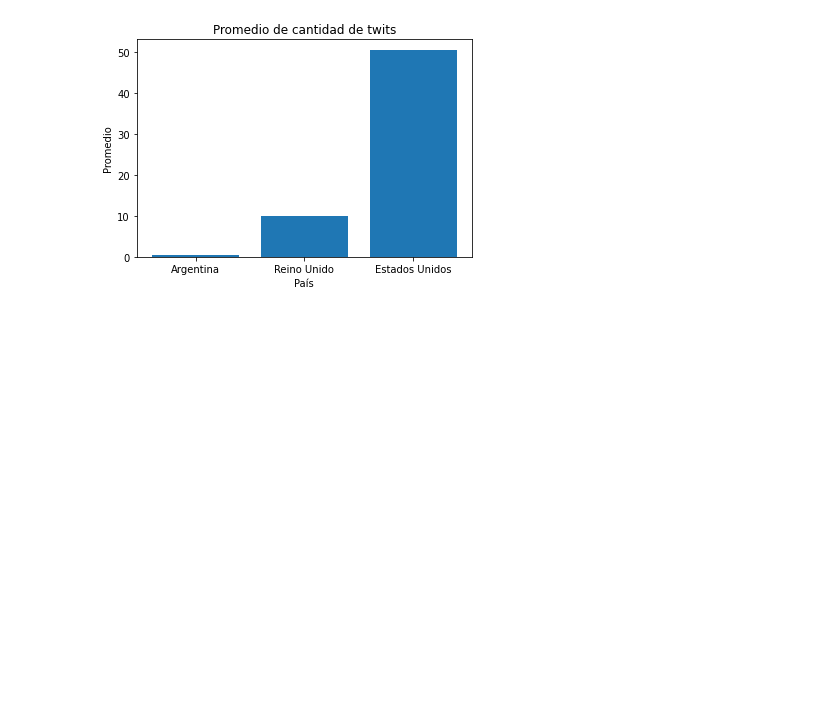
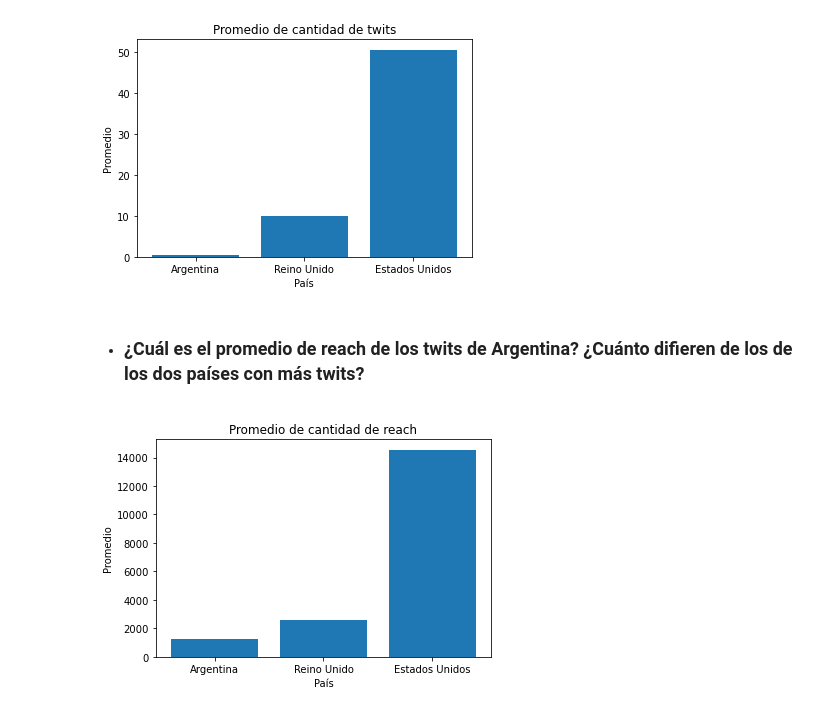
Before and after one commit to sofiaPalavecino/Sofia-Palavecino, a Jupyter notebook: 2608/notebooks/notebook.ipynb, the cells around one changed output. Saved outputs shown, nothing was run; the diff lists cells and outputs as text; code cells hidden in the pictures; blank space fills up the shorter version.

```diff
--- a/2608/notebooks/notebook.ipynb
+++ b/2608/notebooks/notebook.ipynb
@@ -30,9 +30,19 @@ usuarios=usuarios.applymap(arreglarEspacios)
 
 - ### ¿Cuál es el día de la semana con mejor promedio de llegada?
 # %%
+def getPromedioReachPais(localidades):
+    twits[" Reach"]=twits[" Reach"].apply(toFloat)
+    reachPais=twits[twits[" LocationID"].isin(localidades)][" Reach"].tolist()
+    return sum(reachPais)/len(reachPais)
+
 def getPromedio(dia):
     twits[" Reach"]=twits[" Reach"].apply(toFloat)
     reachDia=twits[twits[" Weekday"]==dia][" Reach"].tolist()
+    return sum(reachDia)/len(reachDia)
+
+def getPromedioDiaPais(dia,localidades):
+    twits[" Reach"]=twits[" Reach"].apply(toFloat)
+    reachDia=twits[(twits[" Weekday"]==dia) & (twits[" LocationID"].isin(localidades))][" Reach"].tolist()
     return sum(reachDia)/len(reachDia)
 
 def toFloat(valor):
@@ -124,3 +134,15 @@ plt.ylabel('Promedio')
 plt.show()
 # %% [output]
 [figure]
+# %% [markdown]
+- ### ¿Cuál es el promedio de reach de los twits de Argentina? ¿Cuánto difieren de los de los dos países con más twits?
+# %%
+reachPaises=[getPromedioReachPais(localidadesArgentina),getPromedioReachPais(localidadesUk),getPromedioReachPais(localidadesEu)]
+
+plt.bar(x,reachPaises)
+plt.title('Promedio de cantidad de reach')
+plt.xlabel('País')
+plt.ylabel('Promedio')
+plt.show()
+# %% [output]
+[figure, added]
```
Also changed, not shown: parts of 3 cells of this notebook.
